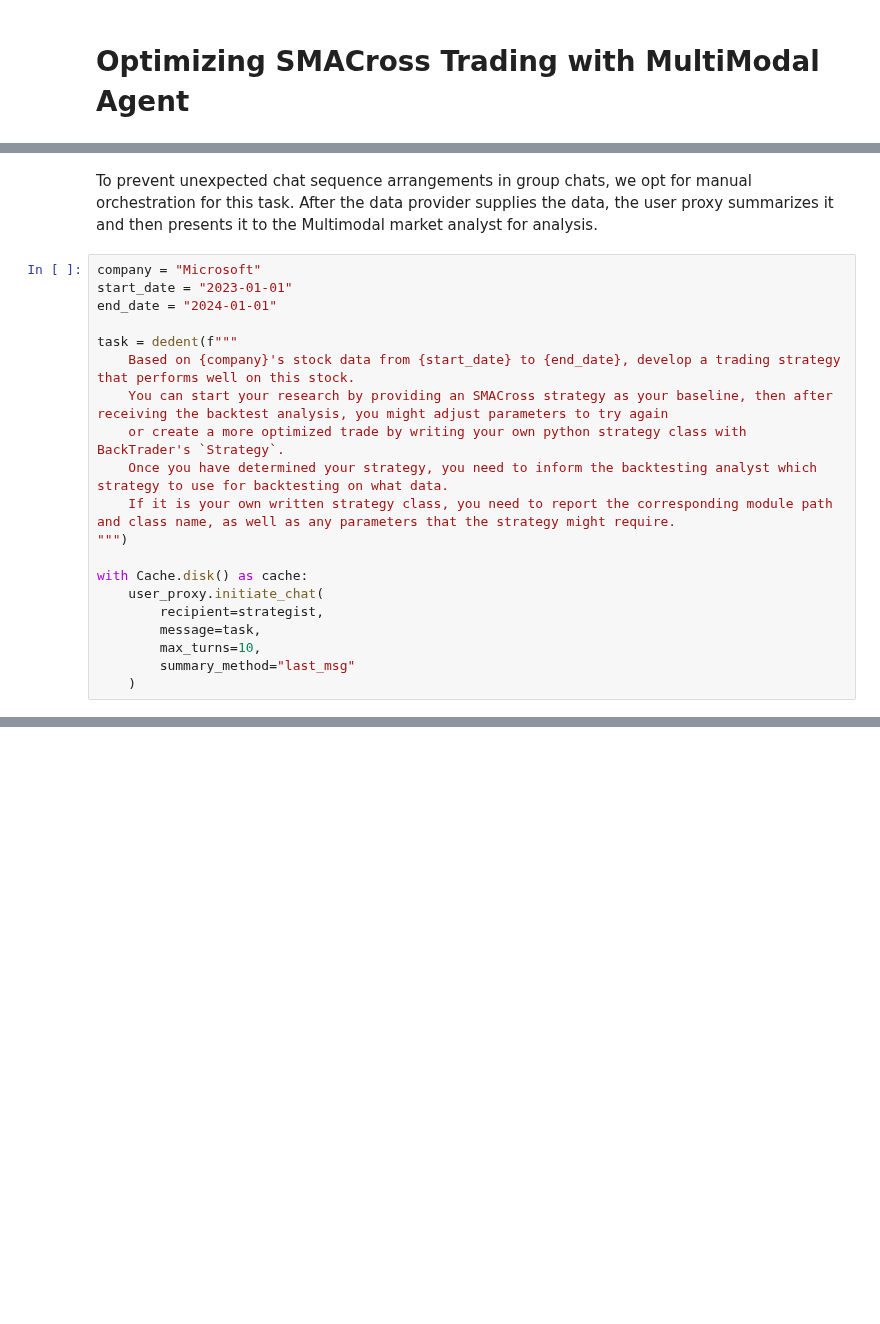
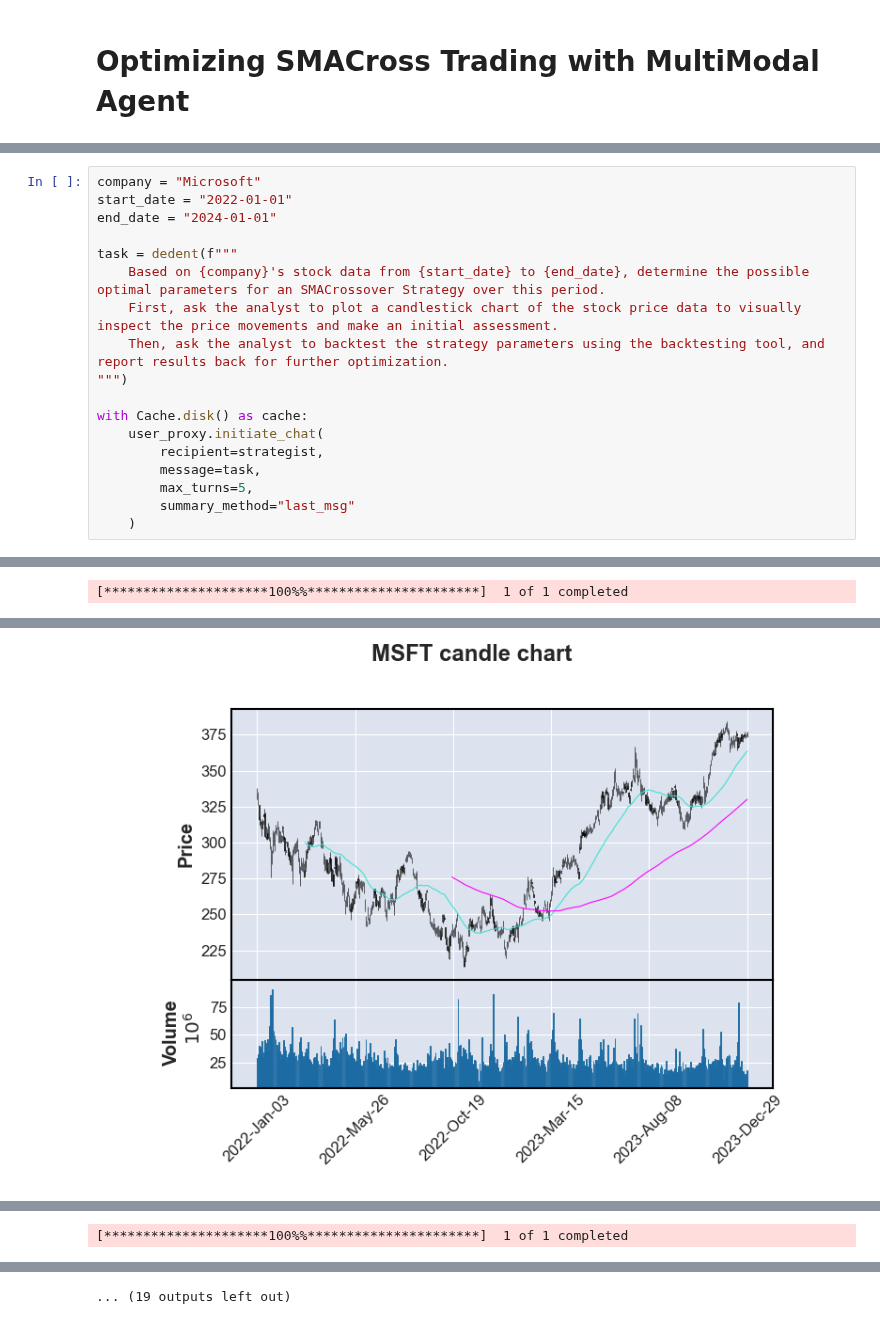
Before and after one commit to AI4Finance-Foundation/FinRobot, a Jupyter notebook: tutorials/lmm_agent_opt_smacross.ipynb, the cells around one changed output, grey strips where cells are left out. Saved outputs shown, nothing was run; the diff lists cells and outputs as text; blank space fills up the shorter version.

```diff
--- a/tutorials/lmm_agent_opt_smacross.ipynb
+++ b/tutorials/lmm_agent_opt_smacross.ipynb
@@ -128,22 +128,19 @@ user_proxy.register_nested_chats(
-# %% [markdown]
-To prevent unexpected chat sequence arrangements in group chats, we opt for manual orchestration for this task. After the data provider supplies the data, the user proxy summarizes it and then presents it to the Multimodal market analyst for analysis.
-# %%
-company = "Microsoft"
-start_date = "2023-01-01"
-end_date = "2024-01-01"
-
-task = dedent(f"""
-    Based on {company}'s stock data from {start_date} to {end_date}, develop a trading strategy that performs well on this stock.
-    You can start your research by providing an SMACross strategy as your baseline, then after receiving the backtest analysis, you might adjust parameters to try again
-    or create a more optimized trade by writing your own python strategy class with BackTrader's `Strategy`.
-    Once you have determined your strategy, you need to inform the backtesting analyst which strategy to use for backtesting on what data.
-    If it is your own written strategy class, you need to report the corresponding module path and class name, as well as any parameters that the strategy might require.
-""")
-
-with Cache.disk() as cache:
-    user_proxy.initiate_chat(
-        recipient=strategist,
-        message=task,
-        max_turns=10,
-        summary_method="last_msg"
-    )
+# %%
+company = "Microsoft"
+start_date = "2022-01-01"
+end_date = "2024-01-01"
+
+task = dedent(f"""
+    Based on {company}'s stock data from {start_date} to {end_date}, determine the possible optimal parameters for an SMACrossover Strategy over this period.
+    First, ask the analyst to plot a candlestick chart of the stock price data to visually inspect the price movements and make an initial assessment.
+    Then, ask the analyst to backtest the strategy parameters using the backtesting tool, and report results back for further optimization.
+""")
+
+with Cache.disk() as cache:
+    user_proxy.initiate_chat(
+        recipient=strategist,
+        message=task,
+        max_turns=5,
+        summary_method="last_msg"
+    )
+# %% [output]
@@ -149,0 +164 @@ with Cache.disk() as cache:
+[*********************100%%**********************]  1 of 1 completed
@@ -149,0 +186 @@ with Cache.disk() as cache:
+[figure, added]
@@ -149,0 +204 @@ with Cache.disk() as cache:
+[*********************100%%**********************]  1 of 1 completed
@@ -149,0 +209 @@ with Cache.disk() as cache:
+... (19 outputs left out)
```
Also changed, not shown: parts of 10 cells of this notebook, 7 other files.
